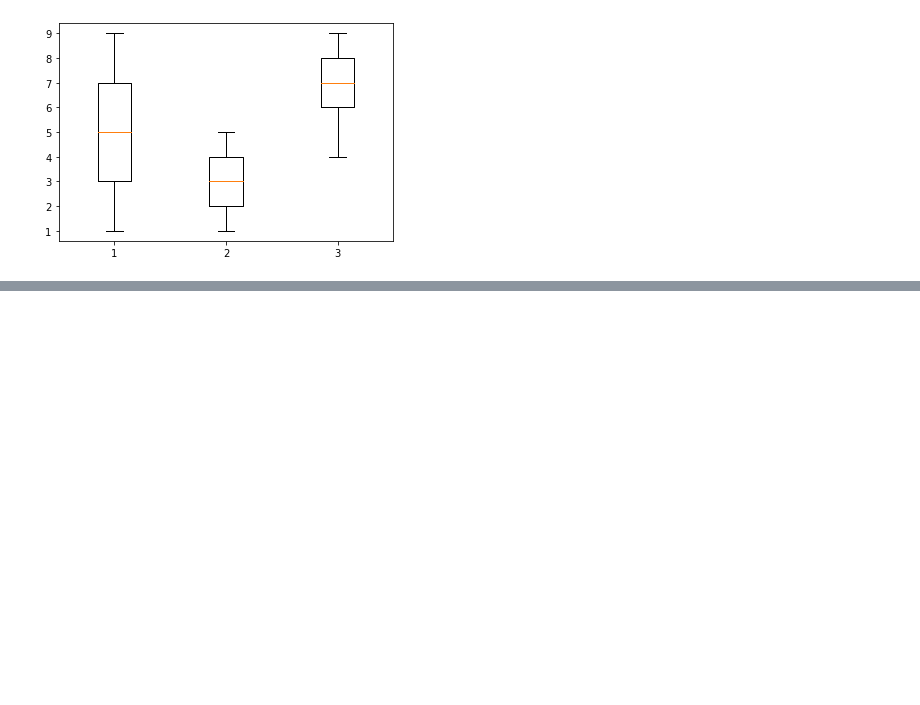
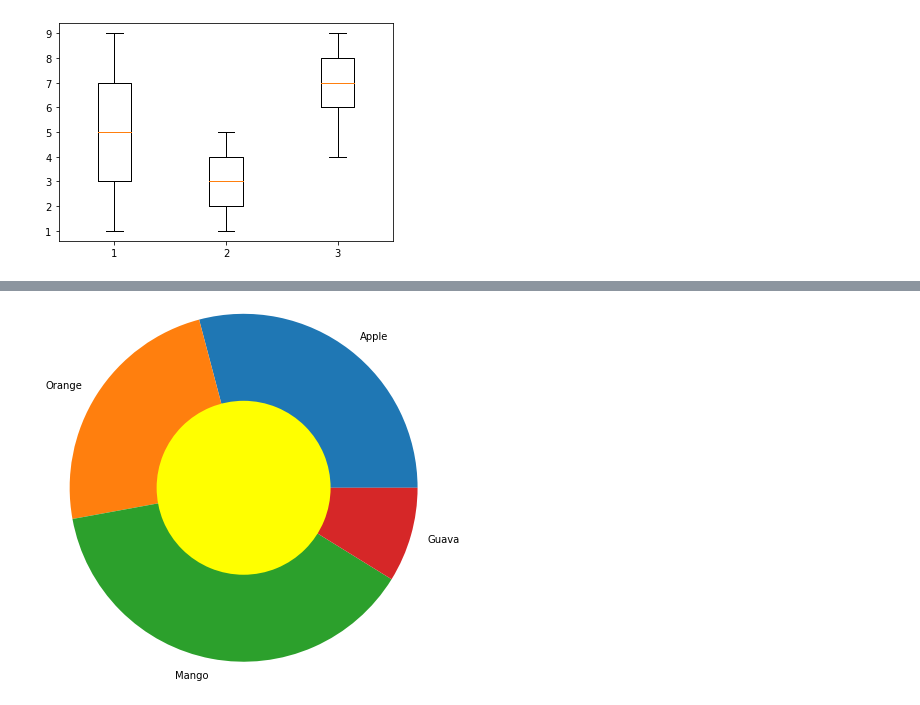
Before and after one commit to Vibhurathore09/ML, a Jupyter notebook: Matplotlib/Matplotlib.ipynb, the cells around one changed output, grey strips where cells are left out. Cells and saved outputs as stored; diff of their text form; code cells hidden in the pictures; blank space fills up the shorter version.

```diff
--- a/Matplotlib/Matplotlib.ipynb
+++ b/Matplotlib/Matplotlib.ipynb
@@ -162,0 +182,9 @@ plt.show()
+# %%
+# DoughNut-Chart
+fruit=['Apple' , 'Orange','Mango','Guava']
+quantity = (76,62,100,23)
+plt.pie(quantity , labels = fruit , radius=2)
+plt.pie([1],colors=['yellow'],radius=1)
+plt.show()
+# %% [output]
+[figure, added]
```
Also changed, not shown: parts of 3 cells of this notebook.
